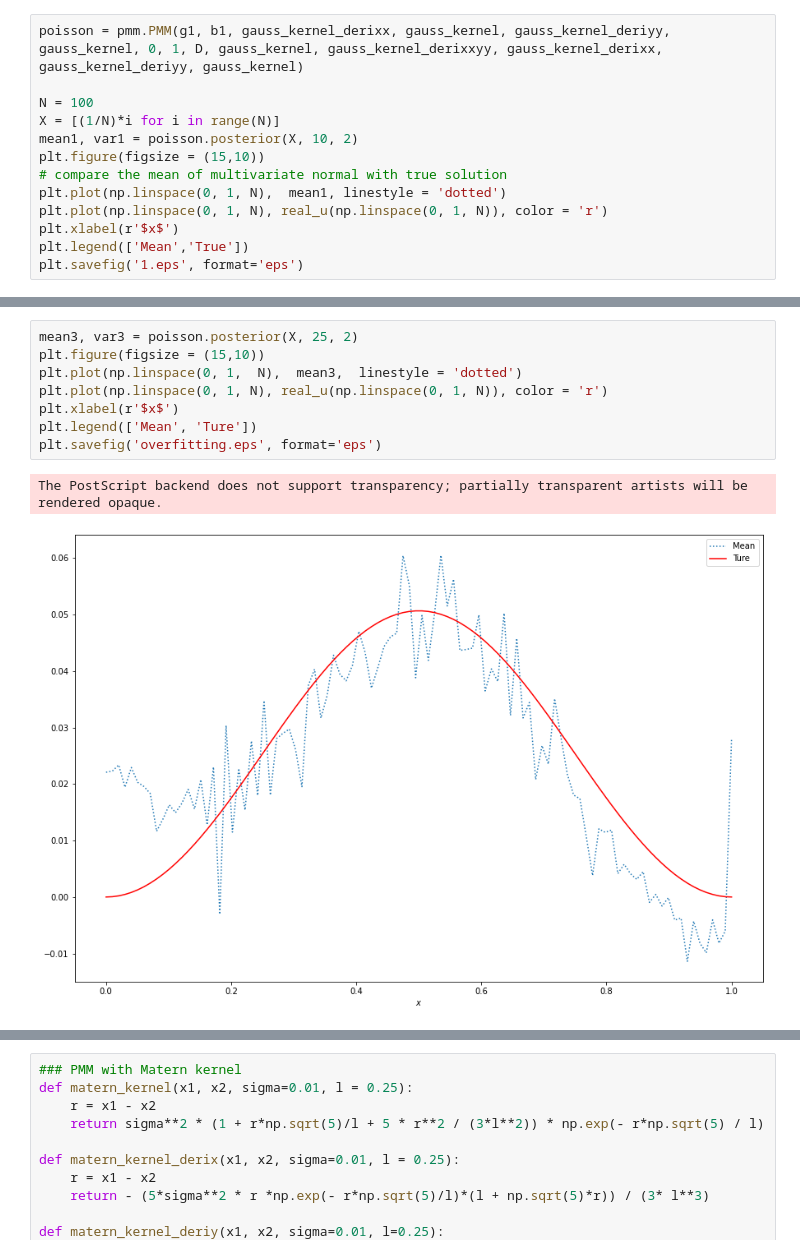
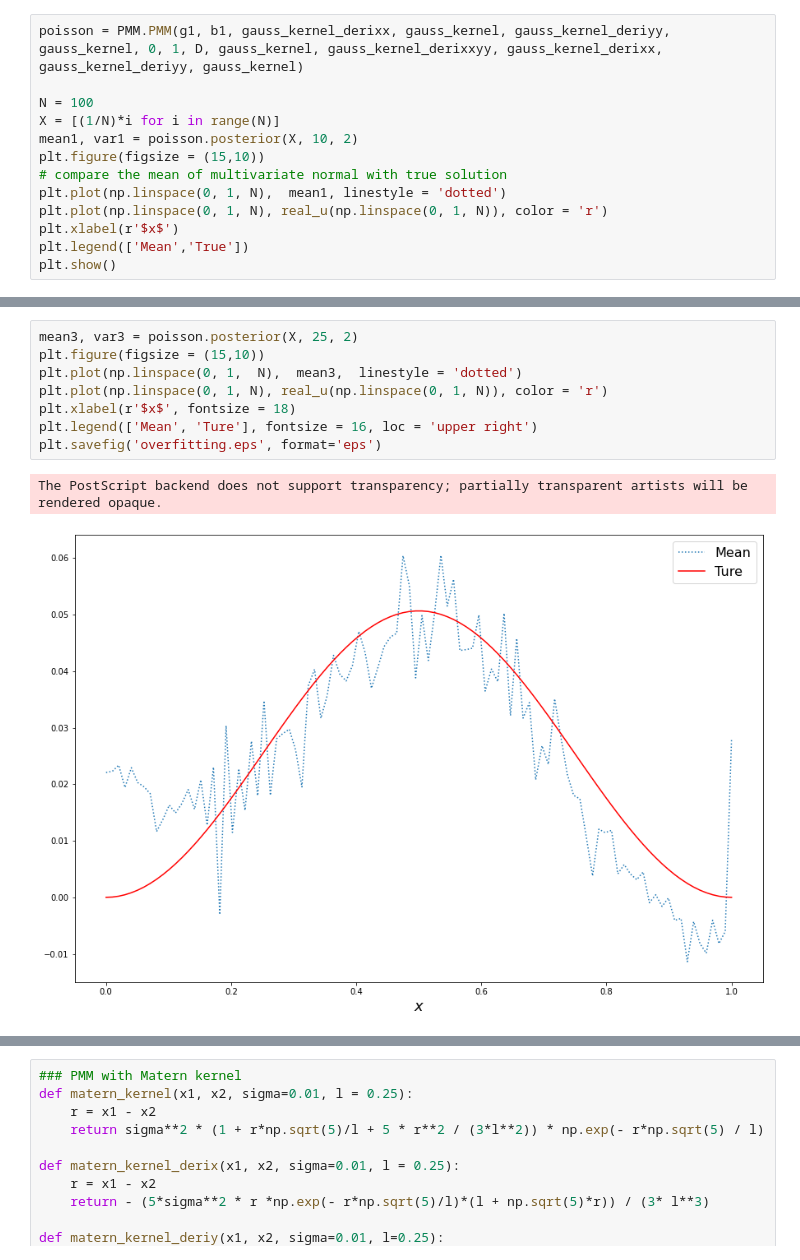
Before and after one commit to MrzLen/MSc_Thesis, a Jupyter notebook: poisson.ipynb, the cells around one changed output, grey strips where cells are left out. Drawn from its saved outputs; the diff is of its cells as text.

```diff
--- a/poisson.ipynb
+++ b/poisson.ipynb
@@ -44,7 +44,7 @@ b1 = lambda x: 0
 d1, d2 = 0, 1
 D = [0, 1]
 # %%
-poisson = pmm.PMM(g1, b1, gauss_kernel_derixx, gauss_kernel, gauss_kernel_deriyy, gauss_kernel, 0, 1, D, gauss_kernel, gauss_kernel_derixxyy, gauss_kernel_derixx, gauss_kernel_deriyy, gauss_kernel)
+poisson = PMM.PMM(g1, b1, gauss_kernel_derixx, gauss_kernel, gauss_kernel_deriyy, gauss_kernel, 0, 1, D, gauss_kernel, gauss_kernel_derixxyy, gauss_kernel_derixx, gauss_kernel_deriyy, gauss_kernel)
 
 N = 100
 X = [(1/N)*i for i in range(N)]
@@ -55,5 +55,5 @@ plt.plot(np.linspace(0, 1, N),  mean1, linestyle = 'dotted')
 plt.plot(np.linspace(0, 1, N), real_u(np.linspace(0, 1, N)), color = 'r')
 plt.xlabel(r'$x$')
 plt.legend(['Mean','True'])
-plt.savefig('1.eps', format='eps')
+plt.show()
 # %% [output]
@@ -97,14 +93,14 @@ The PostScript backend does not support transparency; partially transparent arti
 # %%
 mean3, var3 = poisson.posterior(X, 25, 2)
 plt.figure(figsize = (15,10))
 plt.plot(np.linspace(0, 1,  N),  mean3,  linestyle = 'dotted')
 plt.plot(np.linspace(0, 1, N), real_u(np.linspace(0, 1, N)), color = 'r')
-plt.xlabel(r'$x$')
-plt.legend(['Mean', 'Ture'])
+plt.xlabel(r'$x$', fontsize = 18)
+plt.legend(['Mean', 'Ture'], fontsize = 16, loc = 'upper right')
 plt.savefig('overfitting.eps', format='eps')
 # %% [output]
 The PostScript backend does not support transparency; partially transparent artists will be rendered opaque.
-[figure, old version]
+[figure, new version]
 # %%
 # PMM with Gaussian kernel and different selection of L
 
```
Also changed, not shown: parts of 22 cells of this notebook, 56 other files.
